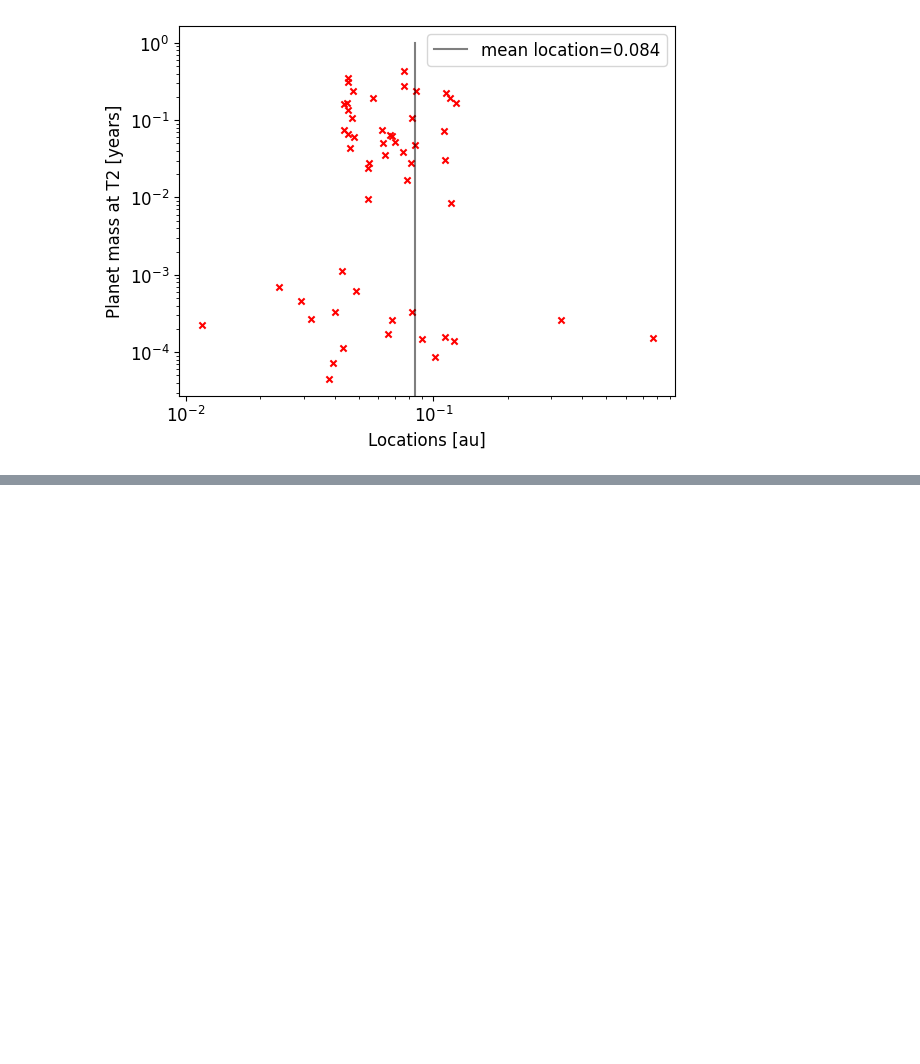
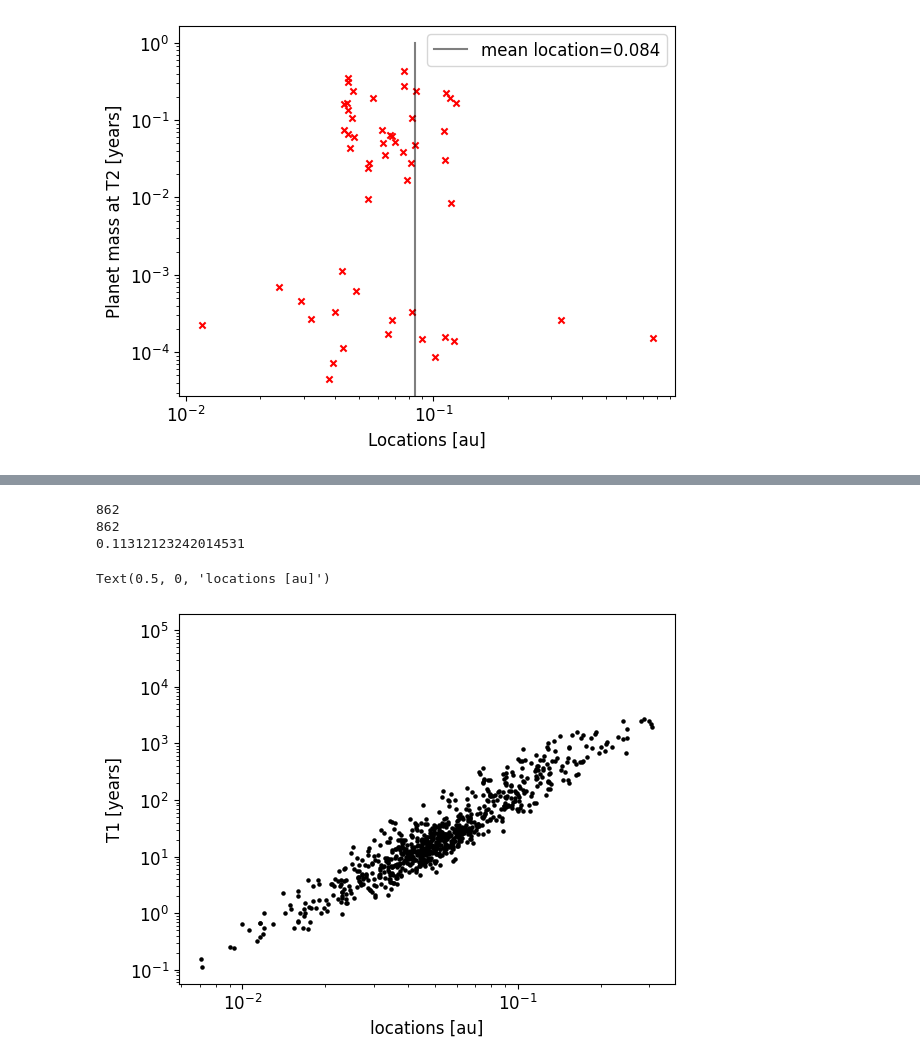
Before and after one commit to JayashreeNarayan/Summer-2023---Pebble-Predictor-Analyses, a Jupyter notebook: Main.ipynb, the cells around one changed output, grey strips where cells are left out. Drawn from its saved outputs; the diff is of its cells as text; code cells hidden in the pictures; blank space fills up the shorter version.

```diff
--- a/Main.ipynb
+++ b/Main.ipynb
@@ -652,0 +686,17 @@ Text(0, 0.5, 'Planet mass at T2 [years]')
+# %%
+T1_values = np.load("NPYs/T_1.npy")
+locations3 = np.load("NPYs/location_full.npy")
+print(len(location3))
+print(len(T1_values[0,3]))
+print(min(T1_values[0,3]))
+plt.scatter(location3, T1_values[0,3], s=5, c='black')
+plt.xscale("log")
+plt.yscale("log")
+plt.ylabel("T1 [years]")
+plt.xlabel("locations [au]")
+# %% [output]
+862
+862
+0.11312123242014531
+Text(0.5, 0, 'locations [au]')
+[figure, added]
```
Also changed, not shown: parts of 8 cells of this notebook, 4 other files.
